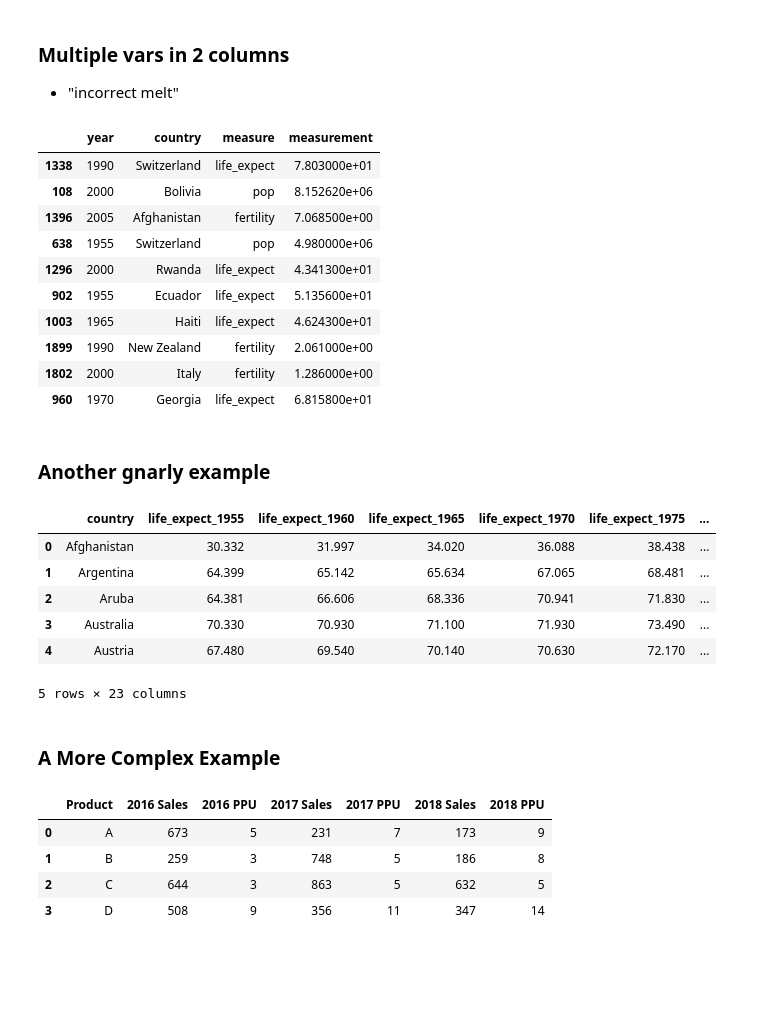
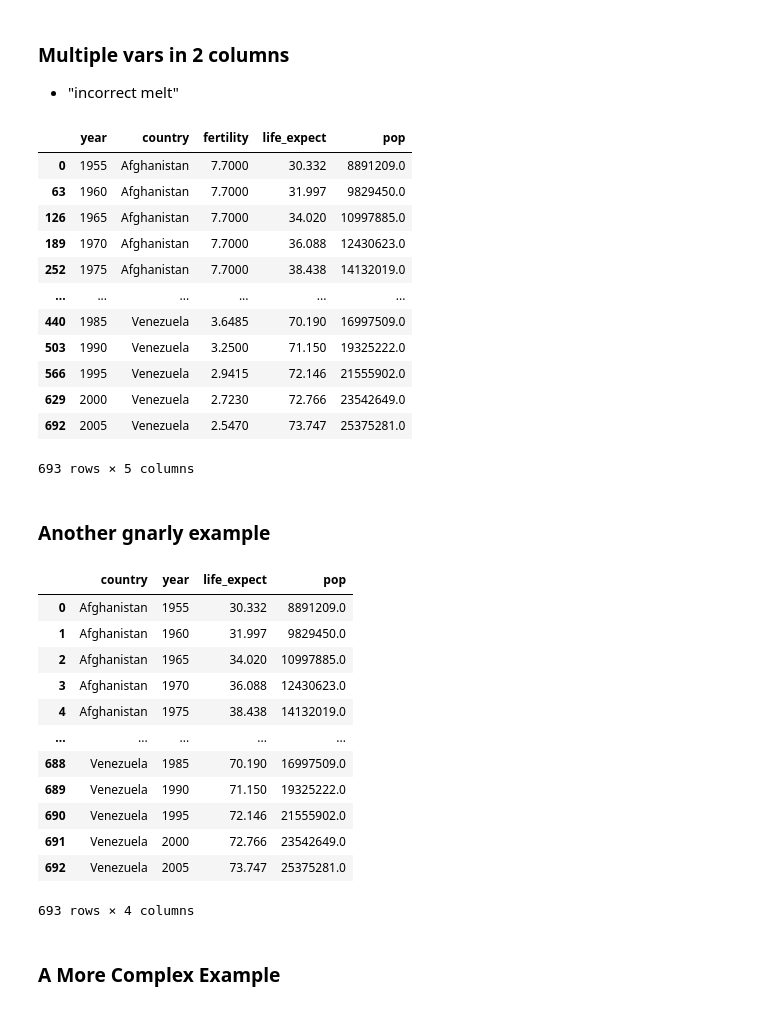
Before and after one commit to CodeupClassroom/darden-classification-exercises, a Jupyter notebook: tidy-data-lesson-notes.ipynb, the cells around one changed output. Drawn from its saved outputs; the diff is of its cells as text; code cells hidden in the pictures; blank space fills up the shorter version.

Commit message:
Add tidy data lesson examples

```diff
--- a/tidy-data-lesson-notes.ipynb
+++ b/tidy-data-lesson-notes.ipynb
@@ -133,42 +201,52 @@ Sometimes it is desirable to "untidy" the data for quick analysis / visualizatio
 ### Multiple vars in 2 columns
 
 - "incorrect melt"
-# %%
-df = pd.read_csv('./untidy-data/gapminder1.csv')
-df.sample(10)
-# %% [output]
-|  | year | country | measure | measurement |
-| 1338 | 1990 | Switzerland | life_expect | 7.803000e+01 |
-| 108 | 2000 | Bolivia | pop | 8.152620e+06 |
-| 1396 | 2005 | Afghanistan | fertility | 7.068500e+00 |
-| 638 | 1955 | Switzerland | pop | 4.980000e+06 |
-| 1296 | 2000 | Rwanda | life_expect | 4.341300e+01 |
-| 902 | 1955 | Ecuador | life_expect | 5.135600e+01 |
-| 1003 | 1965 | Haiti | life_expect | 4.624300e+01 |
-| 1899 | 1990 | New Zealand | fertility | 2.061000e+00 |
-| 1802 | 2000 | Italy | fertility | 1.286000e+00 |
-| 960 | 1970 | Georgia | life_expect | 6.815800e+01 |
+# %%
+df = pd.read_csv('./untidy-data/gapminder1.csv')
+# rows -- what defines one observation?
+df = df.pivot_table('measurement', ['year', 'country'], 'measure')
+df = df.reset_index()
+df.columns.name = ''
+df.sort_values(['country', 'year'])
+# %% [output]
+|  | year | country | fertility | life_expect | pop |
+| 0 | 1955 | Afghanistan | 7.7000 | 30.332 | 8891209.0 |
+| 63 | 1960 | Afghanistan | 7.7000 | 31.997 | 9829450.0 |
+| 126 | 1965 | Afghanistan | 7.7000 | 34.020 | 10997885.0 |
+| 189 | 1970 | Afghanistan | 7.7000 | 36.088 | 12430623.0 |
+| 252 | 1975 | Afghanistan | 7.7000 | 38.438 | 14132019.0 |
+| ... | ... | ... | ... | ... | ... |
+| 440 | 1985 | Venezuela | 3.6485 | 70.190 | 16997509.0 |
+| 503 | 1990 | Venezuela | 3.2500 | 71.150 | 19325222.0 |
+| 566 | 1995 | Venezuela | 2.9415 | 72.146 | 21555902.0 |
+| 629 | 2000 | Venezuela | 2.7230 | 72.766 | 23542649.0 |
+| 692 | 2005 | Venezuela | 2.5470 | 73.747 | 25375281.0 |
+693 rows × 5 columns
 # %% [markdown]
 ### Another gnarly example
-# %%
-df = pd.read_csv('untidy-data/gapminder2.csv')
-df.head()
-# %% [output]
-|  | country | life_expect_1955 | life_expect_1960 | life_expect_1965 | life_expect_1970 | life_expect_1975 | ... |
-| 0 | Afghanistan | 30.332 | 31.997 | 34.020 | 36.088 | 38.438 | ... |
-| 1 | Argentina | 64.399 | 65.142 | 65.634 | 67.065 | 68.481 | ... |
-| 2 | Aruba | 64.381 | 66.606 | 68.336 | 70.941 | 71.830 | ... |
-| 3 | Australia | 70.330 | 70.930 | 71.100 | 71.930 | 73.490 | ... |
-| 4 | Austria | 67.480 | 69.540 | 70.140 | 70.630 | 72.170 | ... |
-5 rows × 23 columns
+# %%
+df = pd.read_csv('untidy-data/gapminder2.csv')
+df = df.melt(id_vars='country')
+df['year'] = df.variable.str[-4:]
+df['measure'] = df.variable.str[:-5]
+df = df.drop(columns='variable')
+df = df.pivot_table('value', ['country', 'year'], 'measure')
+df = df.reset_index()
+df.columns.name = ''
+df
+# %% [output]
+|  | country | year | life_expect | pop |
+| 0 | Afghanistan | 1955 | 30.332 | 8891209.0 |
+| 1 | Afghanistan | 1960 | 31.997 | 9829450.0 |
+| 2 | Afghanistan | 1965 | 34.020 | 10997885.0 |
+| 3 | Afghanistan | 1970 | 36.088 | 12430623.0 |
+| 4 | Afghanistan | 1975 | 38.438 | 14132019.0 |
+| ... | ... | ... | ... | ... |
+| 688 | Venezuela | 1985 | 70.190 | 16997509.0 |
+| 689 | Venezuela | 1990 | 71.150 | 19325222.0 |
+| 690 | Venezuela | 1995 | 72.146 | 21555902.0 |
+| 691 | Venezuela | 2000 | 72.766 | 23542649.0 |
+| 692 | Venezuela | 2005 | 73.747 | 25375281.0 |
+693 rows × 4 columns
 # %% [markdown]
 ### A More Complex Example
-# %%
-sales = pd.read_csv('./untidy-data/sales.csv')
-sales
-# %% [output]
-|  | Product | 2016 Sales | 2016 PPU | 2017 Sales | 2017 PPU | 2018 Sales | 2018 PPU |
-| 0 | A | 673 | 5 | 231 | 7 | 173 | 9 |
-| 1 | B | 259 | 3 | 748 | 5 | 186 | 8 |
-| 2 | C | 644 | 3 | 863 | 5 | 632 | 5 |
-| 3 | D | 508 | 9 | 356 | 11 | 347 | 14 |
```
Also changed, not shown: parts of 14 cells of this notebook.
